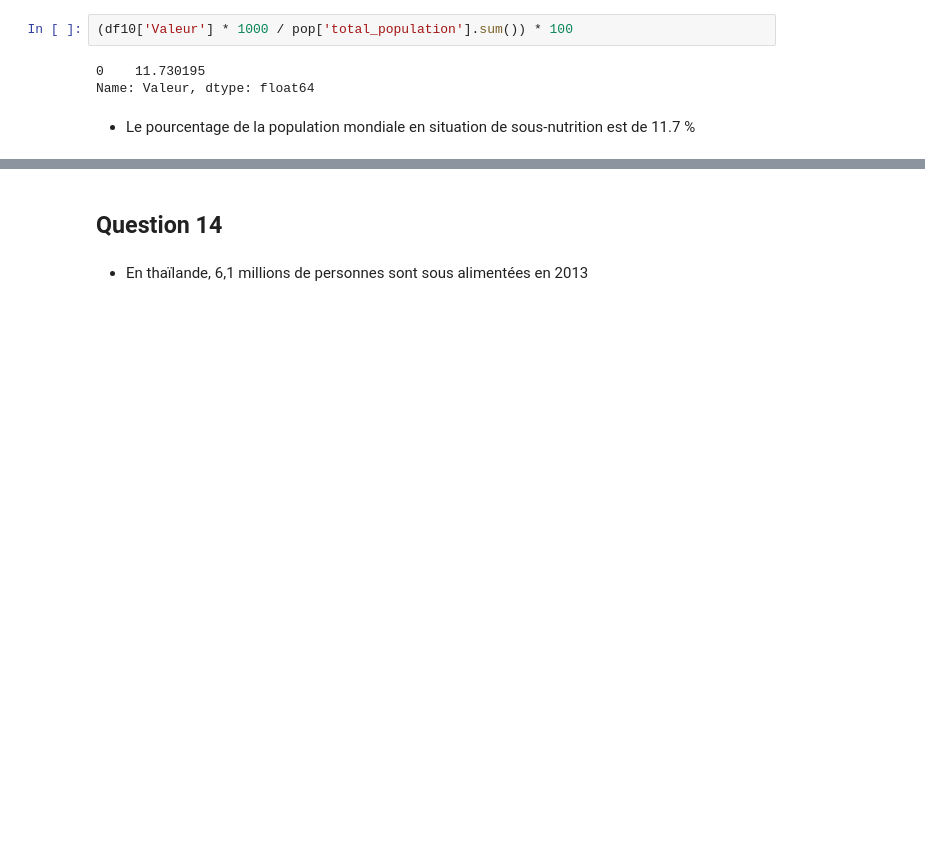
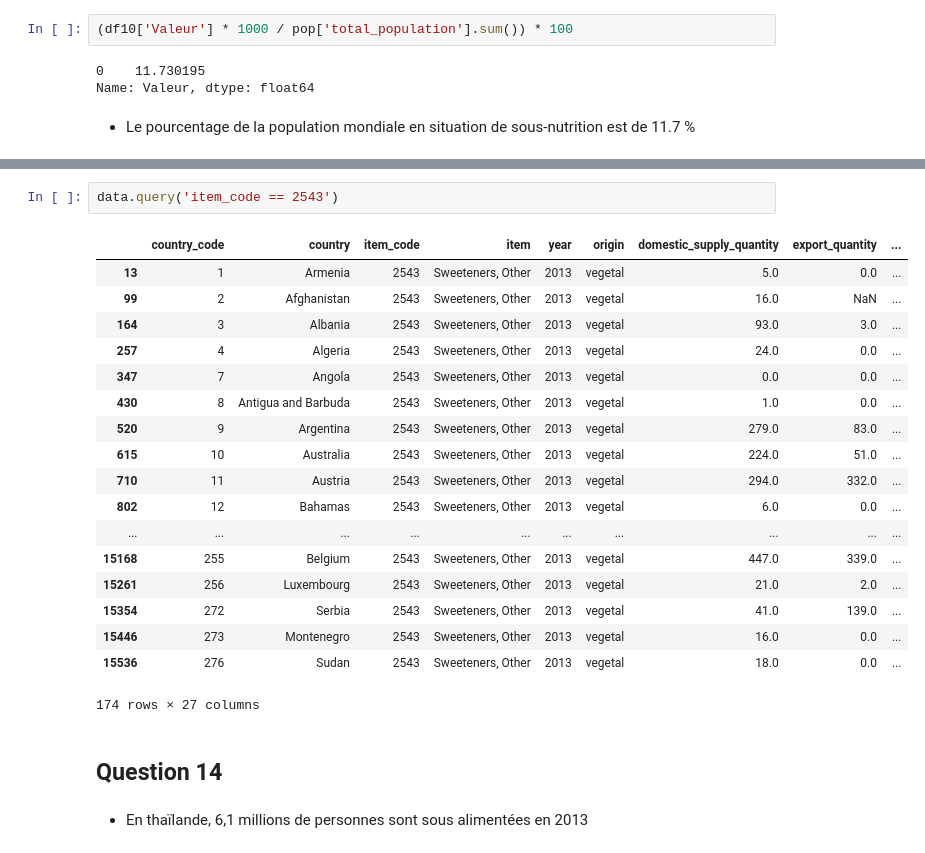
Before and after one commit to ouskah/OCDA_P3-lss, a Jupyter notebook: P3.ipynb, the cells around one changed output, grey strips where cells are left out. Cells and saved outputs as stored; diff of their text form; blank space fills up the shorter version.

```diff
--- a/P3.ipynb
+++ b/P3.ipynb
@@ -295,3 +325,24 @@ Name: Valeur, dtype: float64
+# %%
+data.query('item_code == 2543')
+# %% [output]
+|  | country_code | country | item_code | item | year | origin | domestic_supply_quantity | export_quantity | ... |
+| 13 | 1 | Armenia | 2543 | Sweeteners, Other | 2013 | vegetal | 5.0 | 0.0 | ... |
+| 99 | 2 | Afghanistan | 2543 | Sweeteners, Other | 2013 | vegetal | 16.0 | NaN | ... |
+| 164 | 3 | Albania | 2543 | Sweeteners, Other | 2013 | vegetal | 93.0 | 3.0 | ... |
+| 257 | 4 | Algeria | 2543 | Sweeteners, Other | 2013 | vegetal | 24.0 | 0.0 | ... |
+| 347 | 7 | Angola | 2543 | Sweeteners, Other | 2013 | vegetal | 0.0 | 0.0 | ... |
+| 430 | 8 | Antigua and Barbuda | 2543 | Sweeteners, Other | 2013 | vegetal | 1.0 | 0.0 | ... |
+| 520 | 9 | Argentina | 2543 | Sweeteners, Other | 2013 | vegetal | 279.0 | 83.0 | ... |
+| 615 | 10 | Australia | 2543 | Sweeteners, Other | 2013 | vegetal | 224.0 | 51.0 | ... |
+| 710 | 11 | Austria | 2543 | Sweeteners, Other | 2013 | vegetal | 294.0 | 332.0 | ... |
+| 802 | 12 | Bahamas | 2543 | Sweeteners, Other | 2013 | vegetal | 6.0 | 0.0 | ... |
+| ... | ... | ... | ... | ... | ... | ... | ... | ... | ... |
+| 15168 | 255 | Belgium | 2543 | Sweeteners, Other | 2013 | vegetal | 447.0 | 339.0 | ... |
+| 15261 | 256 | Luxembourg | 2543 | Sweeteners, Other | 2013 | vegetal | 21.0 | 2.0 | ... |
+| 15354 | 272 | Serbia | 2543 | Sweeteners, Other | 2013 | vegetal | 41.0 | 139.0 | ... |
+| 15446 | 273 | Montenegro | 2543 | Sweeteners, Other | 2013 | vegetal | 16.0 | 0.0 | ... |
+| 15536 | 276 | Sudan | 2543 | Sweeteners, Other | 2013 | vegetal | 18.0 | 0.0 | ... |
+174 rows × 27 columns
 # %% [markdown]
 ## Question 14
 # %% [markdown]
```
Also changed, not shown: parts of 2 cells of this notebook.
